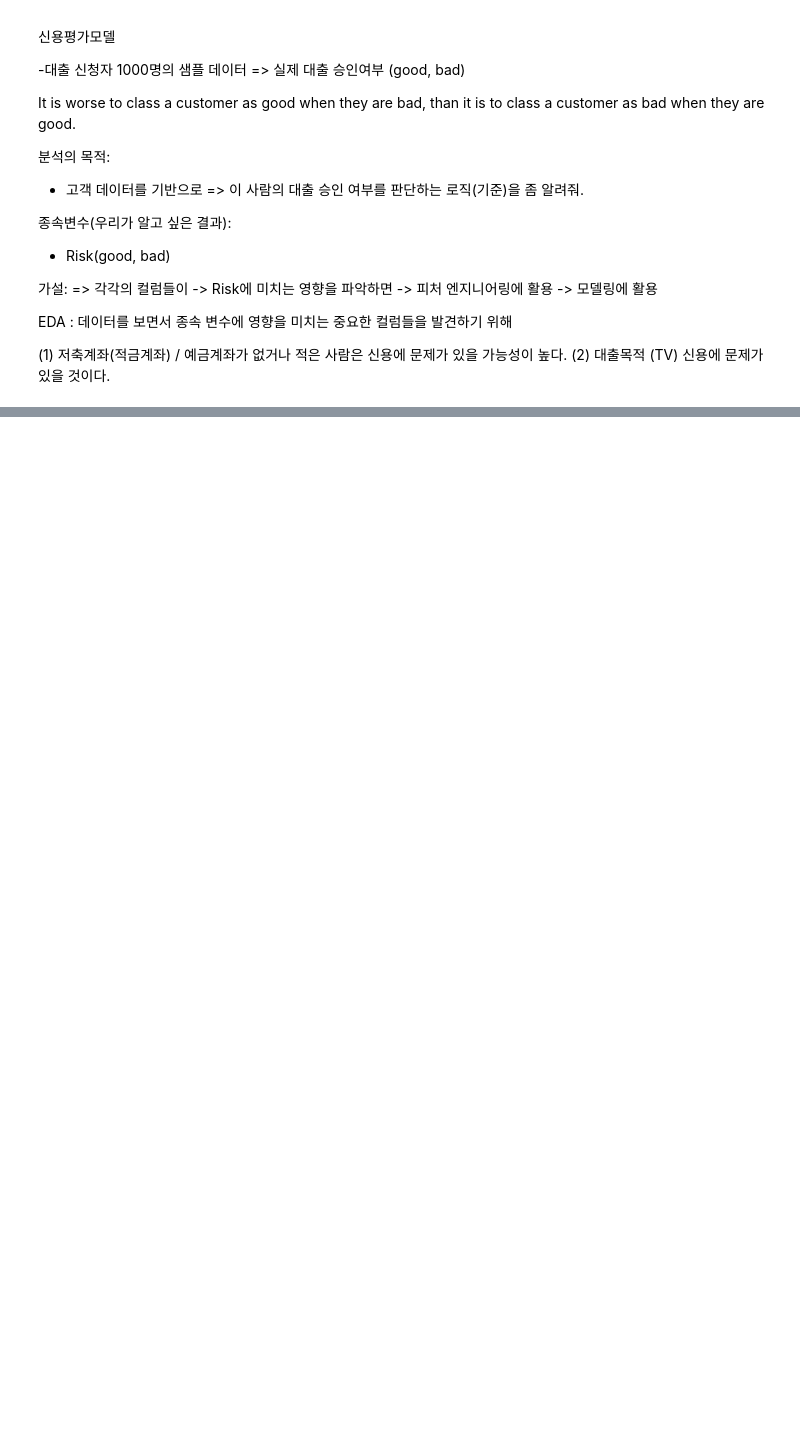
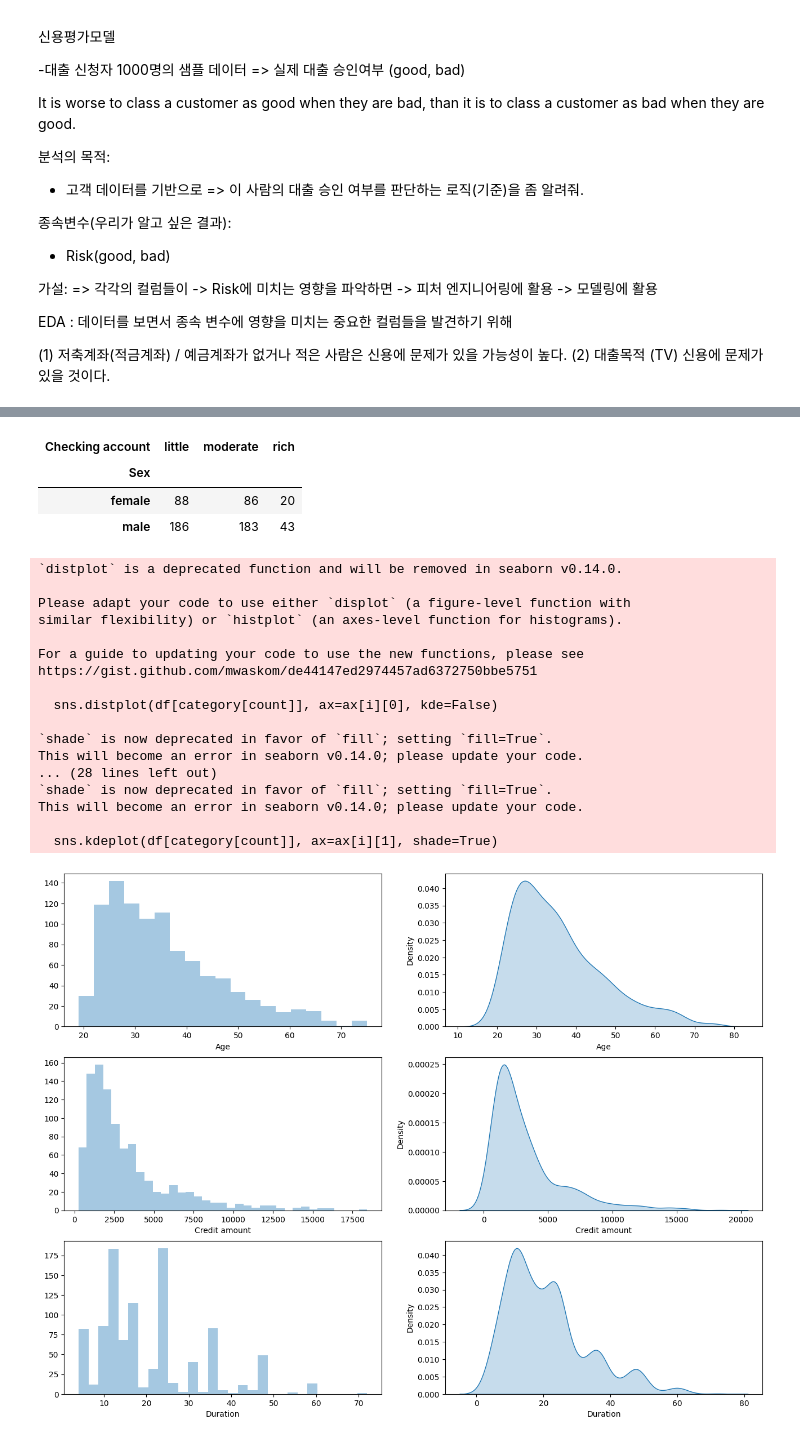
Before and after one commit to favorsyoon/python_advance, a Jupyter notebook: 04-27/german_credit.ipynb, the cells around one changed output, grey strips where cells are left out. Cells and saved outputs as stored; diff of their text form; code cells hidden in the pictures; blank space fills up the shorter version.

```diff
--- a/04-27/german_credit.ipynb
+++ b/04-27/german_credit.ipynb
@@ -58,3 +62,6 @@ import pandas as pd #To work with dataset
 import numpy as np #Math library
 import seaborn as sns #Graph library that use matplot in background
 import matplotlib.pyplot as plt #to plot some parameters in seaborn
+# %%
+df = pd.read_csv('german_credit.csv')
+df
@@ -60,0 +82,5 @@ import matplotlib.pyplot as plt #to plot some parameters in seaborn
+# %%
+# unnamed: 0 컬럼 제거
+df.drop('Unnamed: 0', axis = 1, inplace=True)
+
+df
@@ -60,0 +168,3 @@ import matplotlib.pyplot as plt #to plot some parameters in seaborn
+# %%
+for i in df.columns:
+    print(f"{i} : {df[i].nunique()}")
@@ -60,0 +274,45 @@ import matplotlib.pyplot as plt #to plot some parameters in seaborn
+# %%
+#내가 궁금한 것은 성별이랑 checking account와 어떤 관계가 있을까?>
+
+df.groupby(['Sex','Checking account']).size().unstack()
+
+#언스택을 붙이면 인덱스에 붙어있는 값을 컬럼으로 올려준다.
+
+
+# .size() 는 DataFrame의 각 그룹의 크기(개수)를 반환합니다. 각 그룹에 포함된 행의 수를 나타냅니다.
+# value_counts() 는 특정 열에서 고유한 값들의 빈도수를 계산하여 반환합니다. 각 고유 값에 대한 행의 수를 나타냅니다.
+# 두 메서드 모두 특정 열에서 고유 값들의 수를 계산하지만, value_counts() 는 각 고유 값들의 빈도수를 반환하지만, .size() 는 각 그룹에 포함된 행의 수를 반환합니다.
+# %% [output]
+| Checking account | little | moderate | rich |
+| Sex |  |  |  |
+| female | 88 | 86 | 20 |
+| male | 186 | 183 | 43 |
+# %%
+import seaborn as sns
+fig, ax = plt.subplots(nrows=3, ncols=2, figsize=(16,12))
+category = ["Age", "Credit amount", "Duration"]
+
+count = 0
+for i in range(3):
+    sns.distplot(df[category[count]], ax=ax[i][0], kde=False)
+    sns.kdeplot(df[category[count]], ax=ax[i][1], shade=True)
+    count += 1
+# %% [output]
+`distplot` is a deprecated function and will be removed in seaborn v0.14.0.
+
+Please adapt your code to use either `displot` (a figure-level function with
+similar flexibility) or `histplot` (an axes-level function for histograms).
+
+For a guide to updating your code to use the new functions, please see
+https://gist.github.com/mwaskom/de44147ed2974457ad6372750bbe5751
+
+  sns.distplot(df[category[count]], ax=ax[i][0], kde=False)
+
+`shade` is now deprecated in favor of `fill`; setting `fill=True`.
+This will become an error in seaborn v0.14.0; please update your code.
+... (28 lines left out)
+`shade` is now deprecated in favor of `fill`; setting `fill=True`.
+This will become an error in seaborn v0.14.0; please update your code.
+
+  sns.kdeplot(df[category[count]], ax=ax[i][1], shade=True)
+[figure, added]
```
Also changed, not shown: parts of 29 cells of this notebook, 3 other files.
